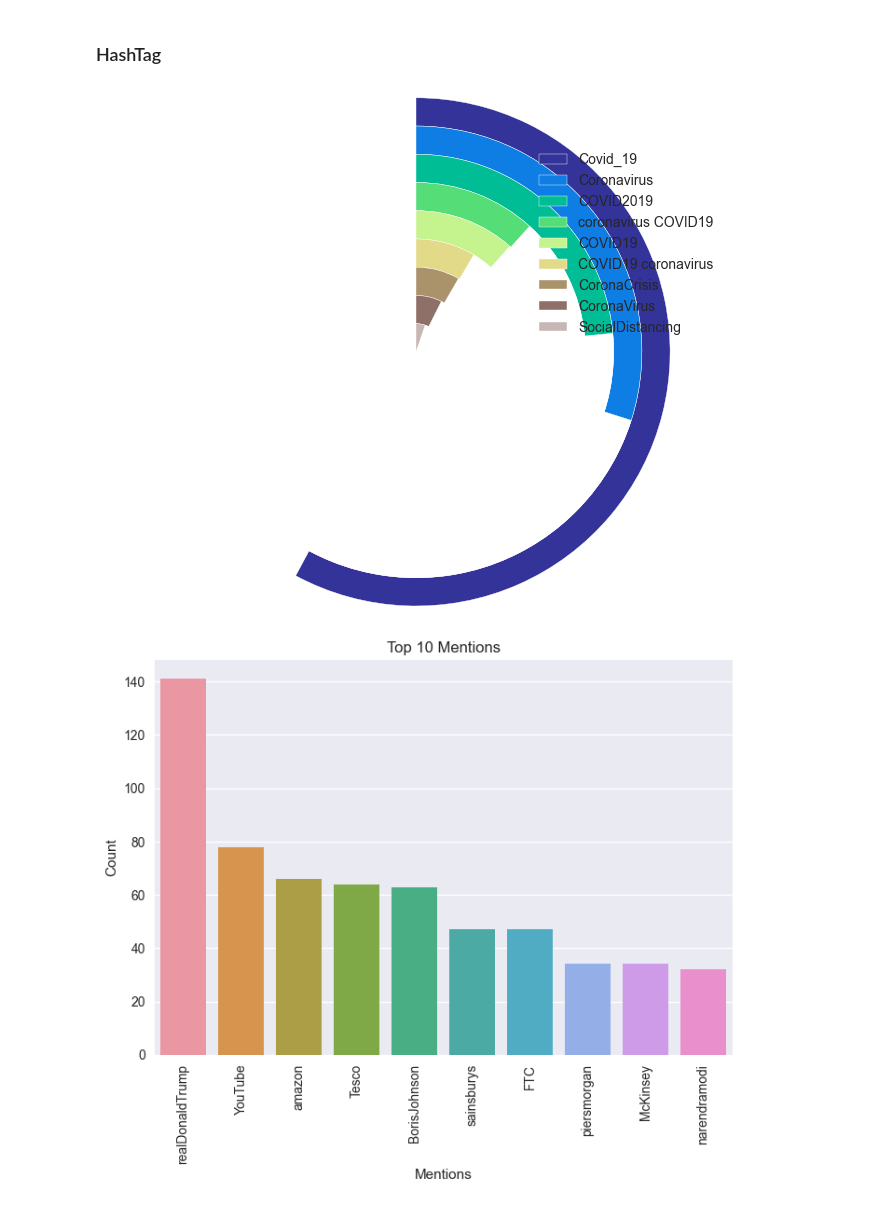
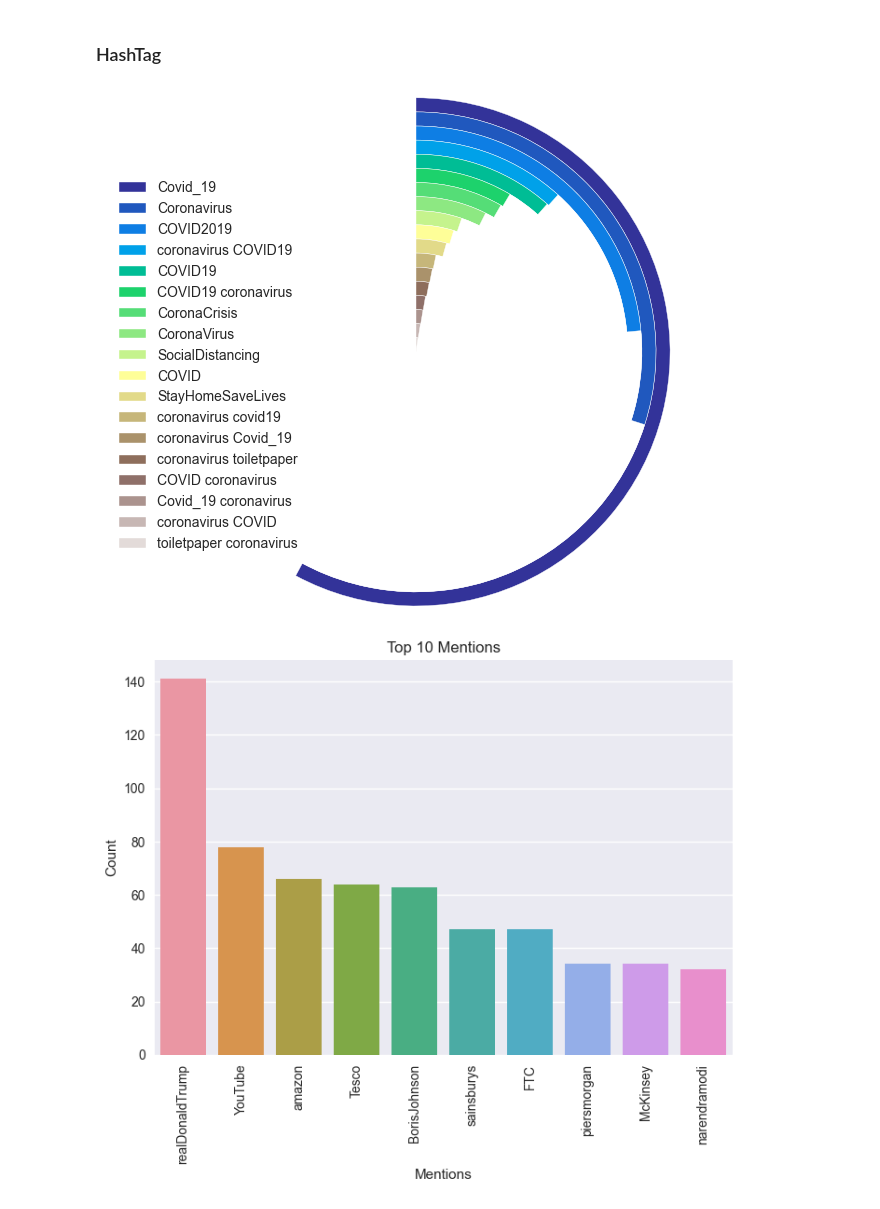
Before and after one commit to ReproTeach/final-project-finalprojx, a Jupyter notebook: lzzz.ipynb, the cells around one changed output. Cells and saved outputs as stored; diff of their text form; code cells hidden in the pictures.

```diff
--- a/lzzz.ipynb
+++ b/lzzz.ipynb
@@ -399,33 +382,38 @@ ax3.set_title('Neutal Sentiment',fontsize=35);
 # %% [markdown]
 ### HashTag
 # %%
+def find_hash(text):
+    line=re.findall(r'(?<=#)\w+',text)
+    return " ".join(line)
+df['hash']=df['text'].apply(lambda x:find_hash(x))
+temp=df['hash'].value_counts()[:][1:11]
+temp= temp.to_frame().reset_index().rename(columns={'index':'Hashtag','hash':'count'})
 from matplotlib import cm
 from math import log10
-
-labels = df['hash'].value_counts()[:][2:11].index.tolist()
-data = df['hash'].value_counts()[:][2:11]
+labels = df['hash'].value_counts()[:][2:20].index.tolist()
+data = df['hash'].value_counts()[:][2:20]
 df['hash'].value_counts()[:][1:11].index.tolist()
 n = len(data)
 #find max value for full ring
 k = 10 ** int(log10(max(data)))
 m = k * (1 + max(data) // k)
 
 #radius of donut chart
 r = 1.5
 #calculate width of each ring
 w = r / n
 colors = [cm.terrain(i / n) for i in range(n)]
 fig, ax = plt.subplots()
 ax.axis("equal")
 for i in range(n):
     #hide labels in segments with textprops: alpha = 0 - transparent, alpha = 1 - visible
     innerring, _ = ax.pie([m - data[i], data[i]], radius = r - i * w, startangle = 90, labels = ["", labels[i]], labeldistance = 1 - 1 / (1.5 * (n - i)), textprops = {"alpha": 0}, colors = ["white", colors[i]])
     plt.setp(innerring, width = w, edgecolor = "white")
 
 plt.legend()
 plt.show()
 # %% [output]
-[figure, old version]
+[figure, new version]
 # %%
 
 def mentions(text):
```
Also changed, not shown: parts of 10 cells of this notebook.
